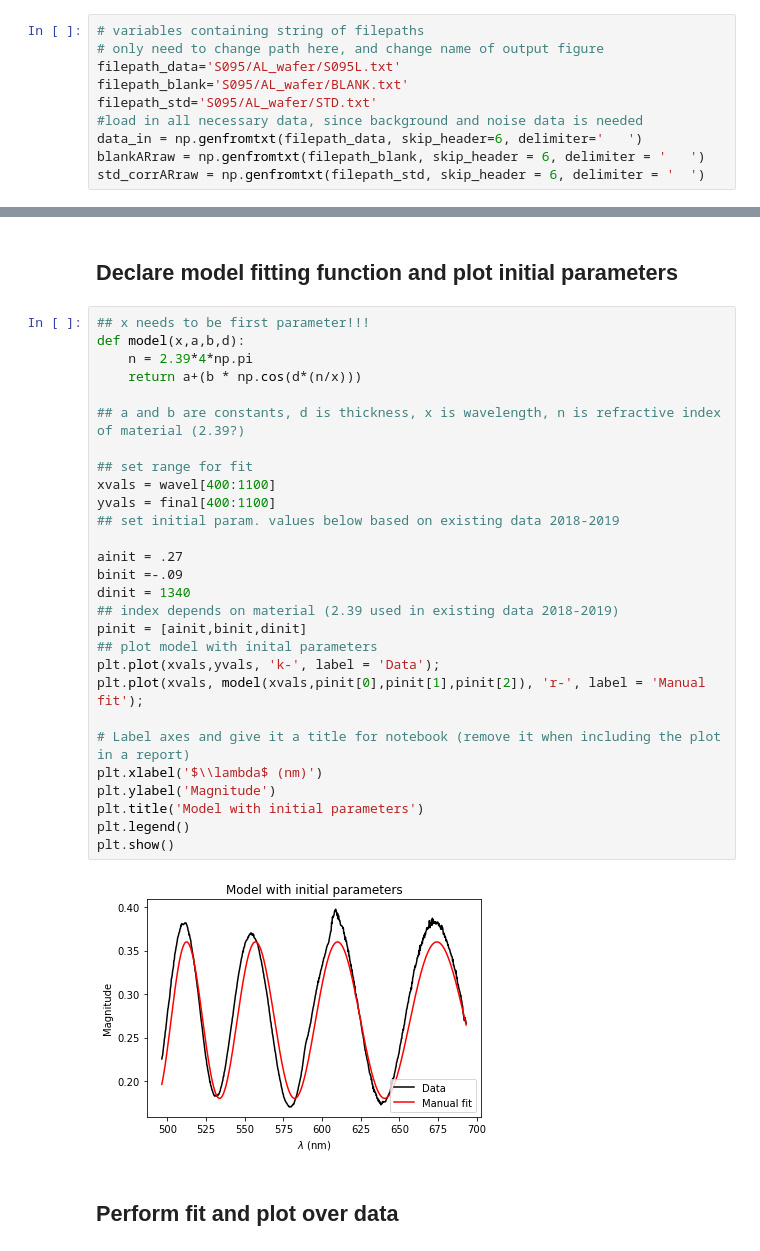
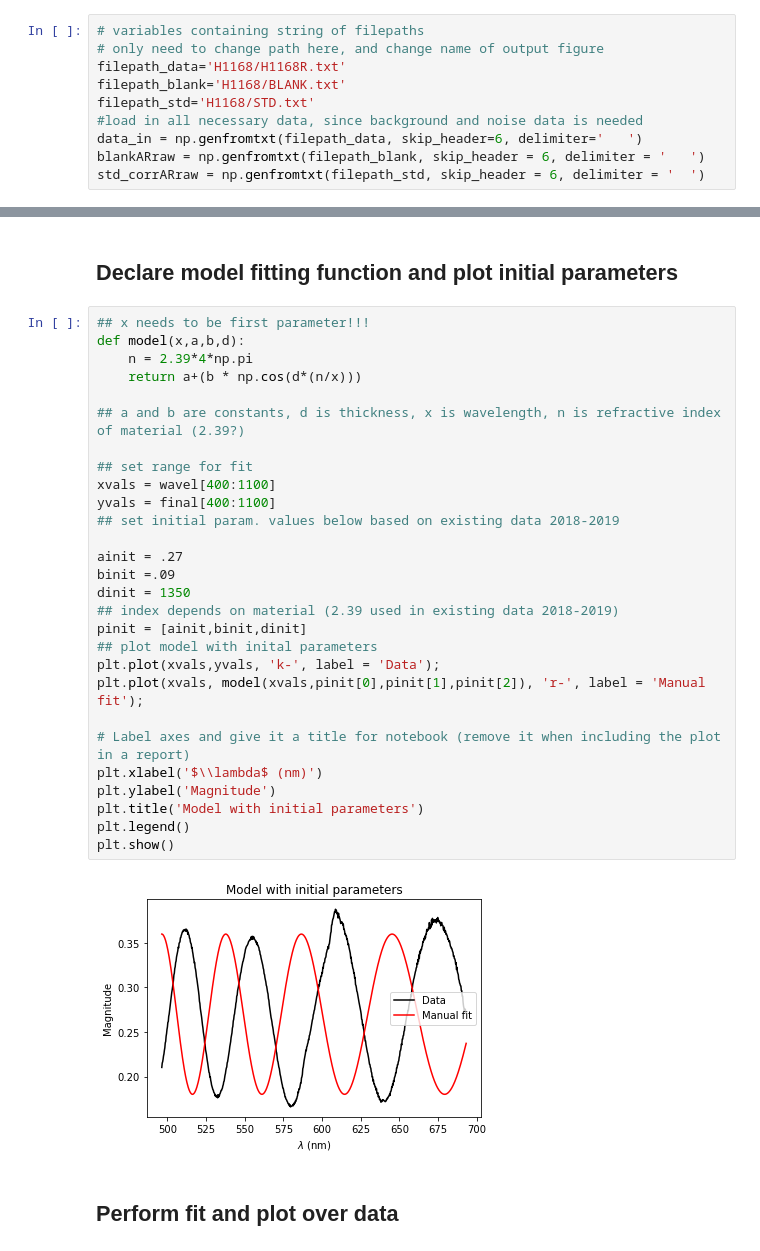
Before and after one commit to ManuelRojasPhysics/Reflectance, a Jupyter notebook: Plotting reflectance data.ipynb, the cells around one changed output, grey strips where cells are left out. Drawn from its saved outputs; the diff is of its cells as text.

```diff
--- a/Plotting reflectance data.ipynb
+++ b/Plotting reflectance data.ipynb
@@ -16,9 +16,9 @@ import os as os
 # %%
 # variables containing string of filepaths
 # only need to change path here, and change name of output figure
-filepath_data='S095/AL_wafer/S095L.txt'
-filepath_blank='S095/AL_wafer/BLANK.txt'
-filepath_std='S095/AL_wafer/STD.txt'
+filepath_data='H1168/H1168R.txt'
+filepath_blank='H1168/BLANK.txt'
+filepath_std='H1168/STD.txt'
 #load in all necessary data, since background and noise data is needed
 data_in = np.genfromtxt(filepath_data, skip_header=6, delimiter='	')
 blankARraw = np.genfromtxt(filepath_blank, skip_header = 6, delimiter = '	')
@@ -102,33 +173,33 @@ Once only the thin film data is left, fit using the following equation: $$R=A+Bc
 # %%
 ## x needs to be first parameter!!!
 def model(x,a,b,d):
     n = 2.39*4*np.pi
     return a+(b * np.cos(d*(n/x)))
 
 ## a and b are constants, d is thickness, x is wavelength, n is refractive index of material (2.39?)
 
 ## set range for fit
 xvals = wavel[400:1100]
 yvals = final[400:1100]
 ## set initial param. values below based on existing data 2018-2019
 
 ainit = .27
-binit =-.09
-dinit = 1340
+binit =.09
+dinit = 1350
 ## index depends on material (2.39 used in existing data 2018-2019)
 pinit = [ainit,binit,dinit]
 ## plot model with inital parameters
 plt.plot(xvals,yvals, 'k-', label = 'Data');
 plt.plot(xvals, model(xvals,pinit[0],pinit[1],pinit[2]), 'r-', label = 'Manual fit');
 
 # Label axes and give it a title for notebook (remove it when including the plot in a report)
 plt.xlabel('$\\lambda$ (nm)')
 plt.ylabel('Magnitude')
 plt.title('Model with initial parameters')
 plt.legend()
 plt.show()
 # %% [output]
-[figure, old version]
+[figure, new version]
 # %% [markdown]
 ## Perform fit and plot over data
 # %%
```
Also changed, not shown: parts of 8 cells of this notebook, 18 other files.
